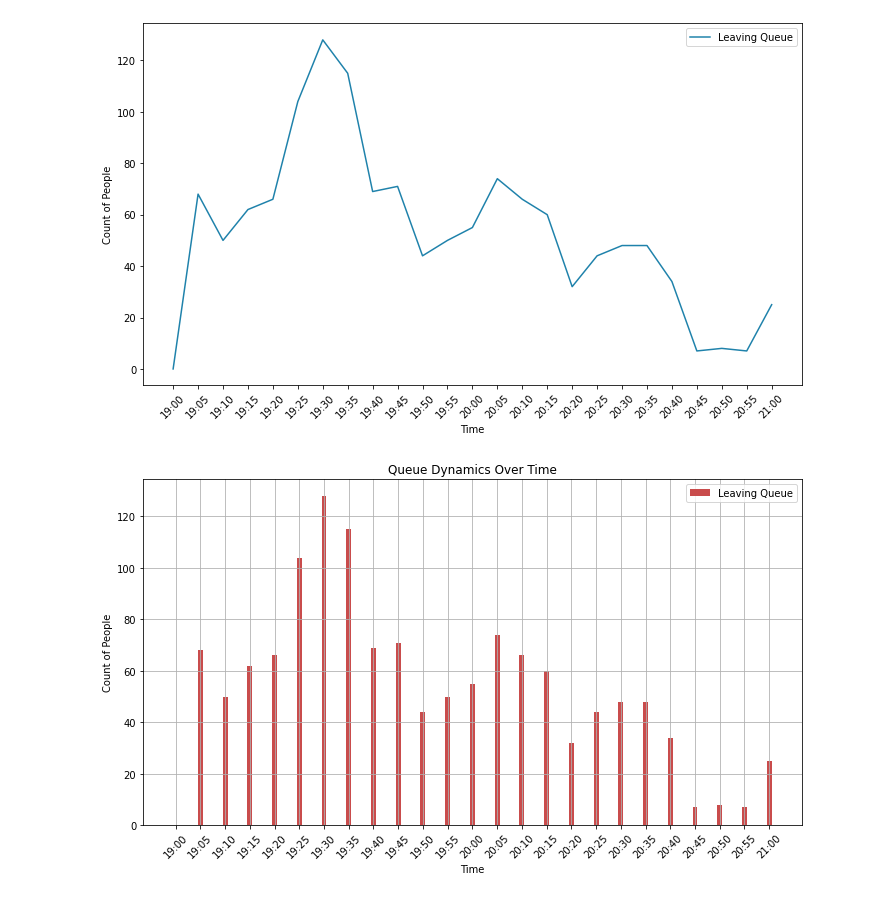
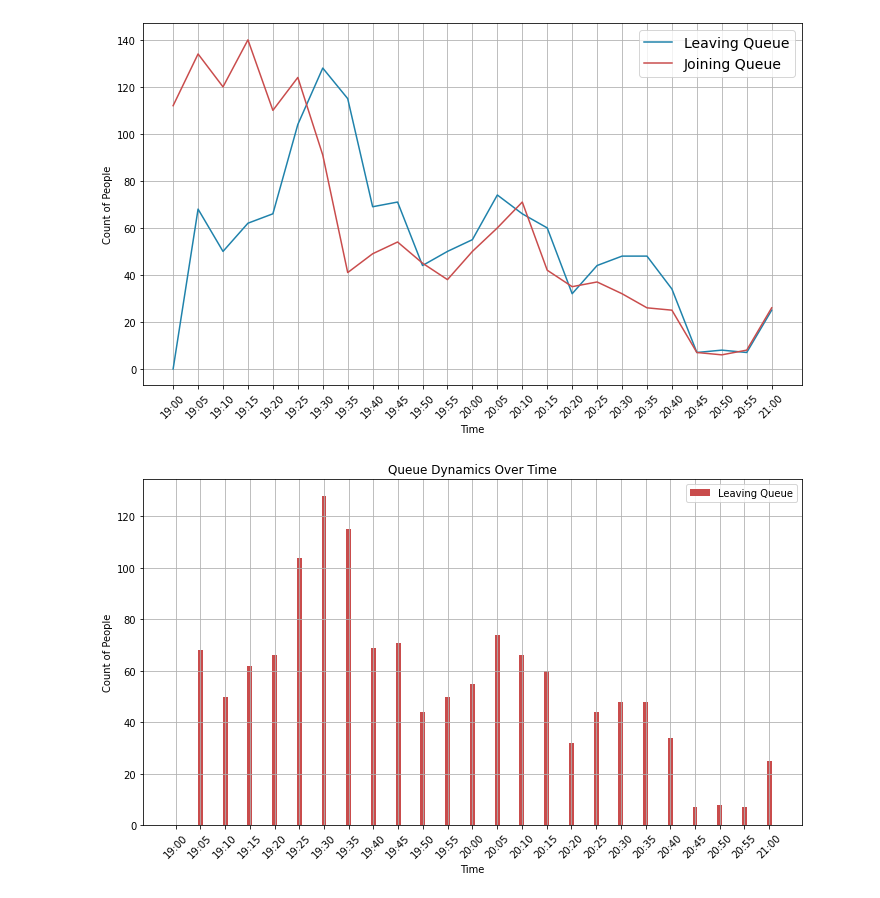
Before and after one commit to beavargas/Festivals-simulation-FYP, a Jupyter notebook: case_study.ipynb, the cells around one changed output. Saved outputs shown, nothing was run; the diff lists cells and outputs as text; code cells hidden in the pictures.

Commit message:
case study plots

```diff
--- a/case_study.ipynb
+++ b/case_study.ipynb
@@ -18,18 +18,18 @@ df = pd.read_csv('casestudydata.csv')
 # %%
 # Step 2: Plot using Seaborn
 plt.figure(figsize=(10, 6))
 sns.lineplot(data=df, x='time', y='Leaving Queue', label='Leaving Queue', color='#1f82ab')
-#sns.lineplot(data=df, x='time', y='Joining Queue', label='Joining Queue', color='#c94c4c')
+sns.lineplot(data=df, x='time', y='Joining Queue', label='Joining Queue', color='#c94c4c')
 plt.xlabel('Time')
 plt.ylabel('Count of People')
 #plt.title('Queue Dynamics Over Time')
 plt.xticks(rotation=45)
-plt.legend()
-#plt.grid(True)
+plt.legend(prop={'size': 14})
+plt.grid(True)
 plt.tight_layout()
 plt.show()
 # %% [output]
-[figure, old version]
+[figure, new version]
 # %%
 # Extract relevant columns
 time_intervals = df['time']
```
Also changed, not shown: 2 other files.
